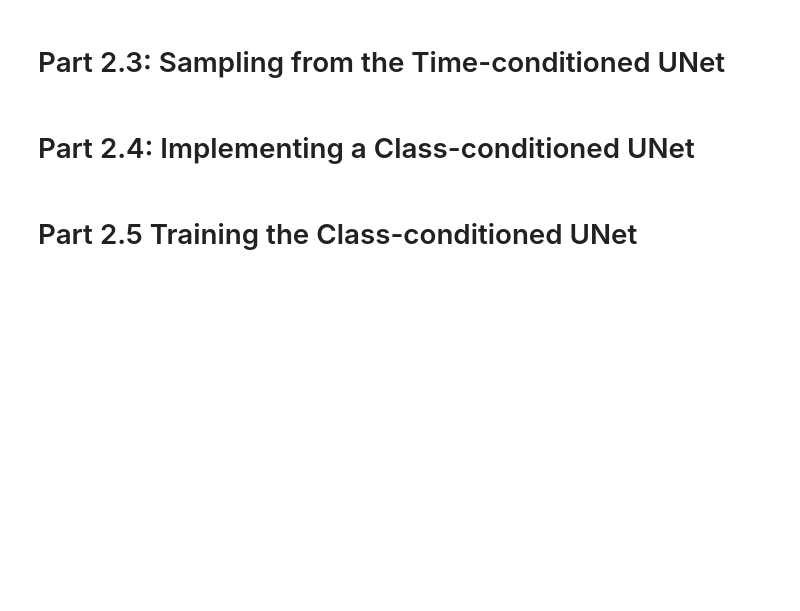
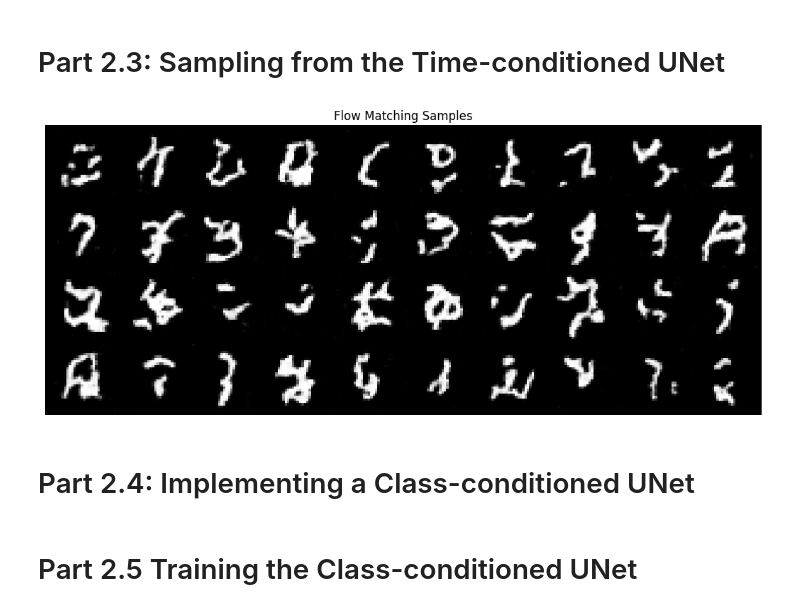
Before and after one commit to OKirk-Berkeley/cs180-proj3b, a Jupyter notebook: partb.ipynb, the cells around one changed output. Cells and saved outputs as stored; diff of their text form; code cells hidden in the pictures; blank space fills up the shorter version.

```diff
--- a/partb.ipynb
+++ b/partb.ipynb
@@ -574,9 +601,15 @@ def time_fm_forward(
     """
     unet.train()
     # ===== your code here! ====
-
+    t = torch.rand(x_1.shape[0], device=x_1.device)
+    x_0 = torch.randn_like(x_1)
+    t_broadcast = t[:, None, None, None]
+    x_t = (1 - t_broadcast) * x_0 + t_broadcast * x_1
+    predicted_velocity = unet(x_t, t)
+    ground_truth_velocity = x_1 - x_0
+    loss = (ground_truth_velocity - predicted_velocity).square().mean()
+    return loss
     # ===== end of code ====
-    raise NotImplementedError()
 # %%
 @torch.inference_mode()
 def time_fm_sample(
@@ -651,8 +755,11 @@ class TimeConditionalFM(nn.Module):
 # %%
 # Sampling from the UNet
 # ===== your code here! ====
-
+generated_images = model.sample((28, 28), seed=79)
+show_grid(generated_images, title="Flow Matching Samples", filename="flow_matching_samples.png", nrow=10)
 # ===== end of code ====
+# %% [output]
+[figure, added]
 # %% [markdown]
 # Part 2.4: Implementing a Class-conditioned UNet
 # %%
```
Also changed, not shown: parts of 6 cells of this notebook.
